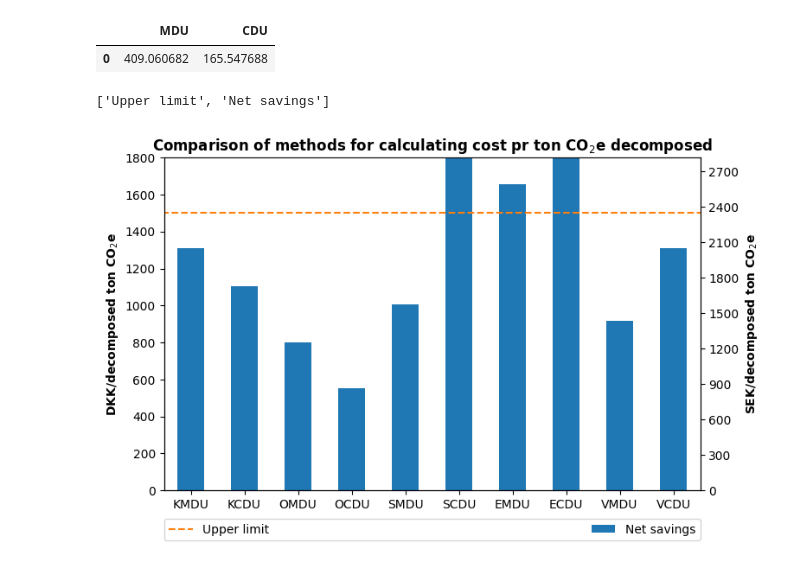
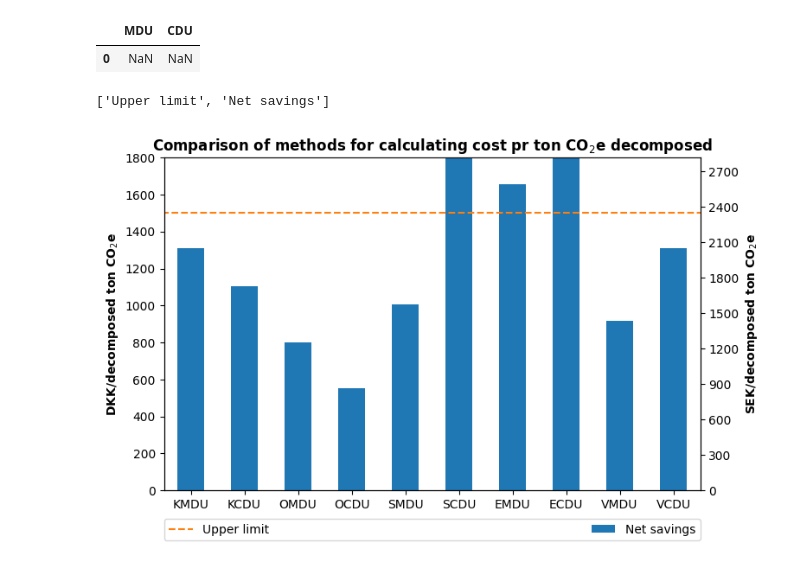
Before and after one commit to RuneWF/Single-use-vs-multi-use-in-health-care, a Jupyter notebook: Brighway/Cost_pr_ton_scenarios.ipynb, the cells around one changed output. Cells and saved outputs as stored; diff of their text form; code cells hidden in the pictures.

```diff
--- a/Brighway/Cost_pr_ton_scenarios.ipynb
+++ b/Brighway/Cost_pr_ton_scenarios.ipynb
@@ -10,23 +10,23 @@ import math
 # %%
 cmap = plt.cm.get_cmap('tab20')
 colors = [cmap(i) for i in np.linspace(0, 1.5, 12)]
 
-file = r'D:\UNI\MILJOETEK\4. semester\Calculations\Data.xlsx'
+file = r'C:\Users\ruw\Desktop\RA\Single-use-vs-multi-use-in-health-care\Brighway\Data.xlsx'
 data = pd.read_excel(file, sheet_name='Births cost per ton')
 data_FU = pd.read_excel(file, sheet_name='FU cost pr ton')
 
-save_dir = r'D:\UNI\MILJOETEK\4. semester\Calculations\Cost pr ton'
+save_dir = r'Cost pr ton'
 # Create the directory if it doesn't exist
 os.makedirs(save_dir, exist_ok=True)
 
 data_plot = data[data.columns[1:]]
 data_plot_FU = data_FU[data_FU.columns[1:]]
 data_leg = data[data.columns[0]].to_list()
 
 data_plot_FU
 # %% [output]
 |  | MDU | CDU |
-| 0 | 409.060682 | 165.547688 |
+| 0 | NaN | NaN |
 # %%
 plot_leg = ['Upper limit']
 
```
Also changed, not shown: 14 other files.
